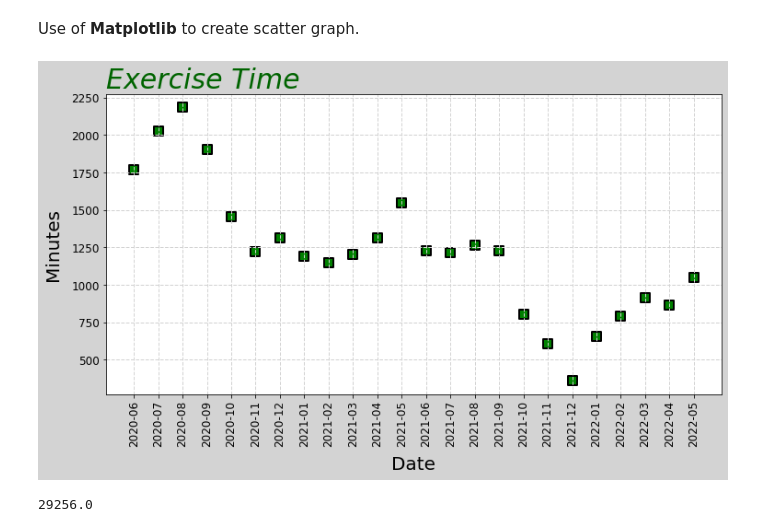
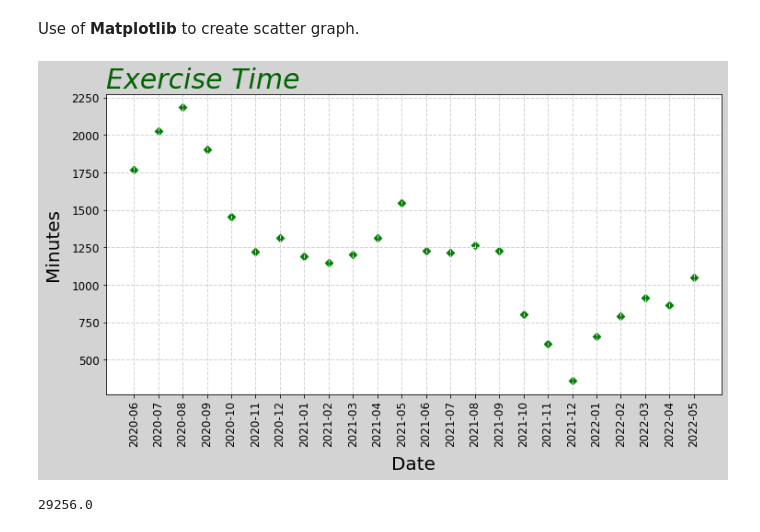
Before and after one commit to KimBug29/AppleDataKW, a Jupyter notebook: HealthData.ipynb, the cells around one changed output. Saved outputs shown, nothing was run; the diff lists cells and outputs as text; code cells hidden in the pictures.

Commit message:
Updated Exercise marker

```diff
--- a/HealthData.ipynb
+++ b/HealthData.ipynb
@@ -237,18 +237,17 @@ Use of <b>Matplotlib</b> to create scatter graph.
 # %%
 #Plot the 2-year period (in months) of Exercise Time (minutes) in scatterplot with custom chart formatting
 plt.figure(figsize = (12, 6), facecolor = "lightgrey")
 plt.scatter(health_data_2year_dataframe['Date'], health_data_2year_dataframe['Exercise time(min)'],
-    marker = "s", edgecolors = "black",
-    facecolors = "green", linewidths = 2, s = 100)
+    marker = "D", facecolors = "green")
 plt.xlabel("Date", fontsize = 20, labelpad=10)
 plt.ylabel("Minutes", fontsize = 20, labelpad=10)
 plt.tick_params(axis = "both", labelsize = "large")
 plt.grid(color = "lightgrey", linestyle = "--", linewidth = 1)
 plt.xticks(rotation="vertical")
 plt.title("Exercise Time", fontsize=30, loc = "left", fontstyle = "oblique", color = "darkgreen")
 plt.show()
 # %% [output]
-[figure, old version]
+[figure, new version]
 # %%
 #Calculate the sum of exercise time (minutes). Save information as a variable 'sum_exercise_time'.
 sum_exercise_time = health_data_2year_dataframe['Exercise time(min)'].sum()
```
Also changed, not shown: parts of 1 cell of this notebook.
